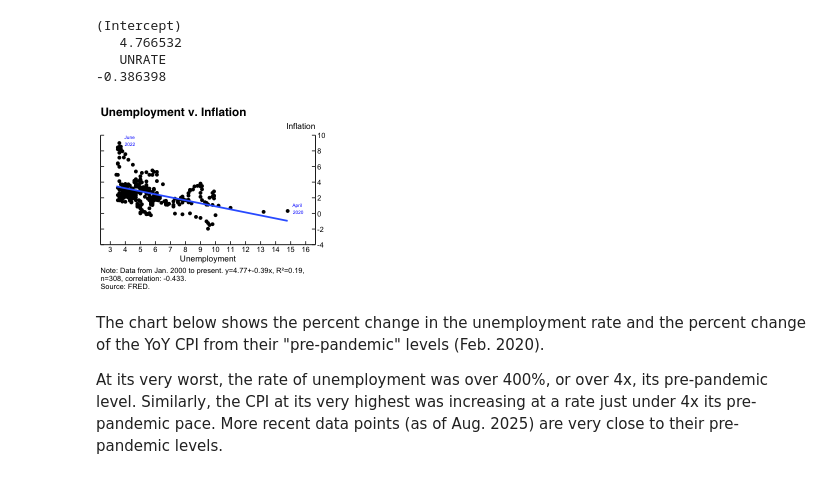
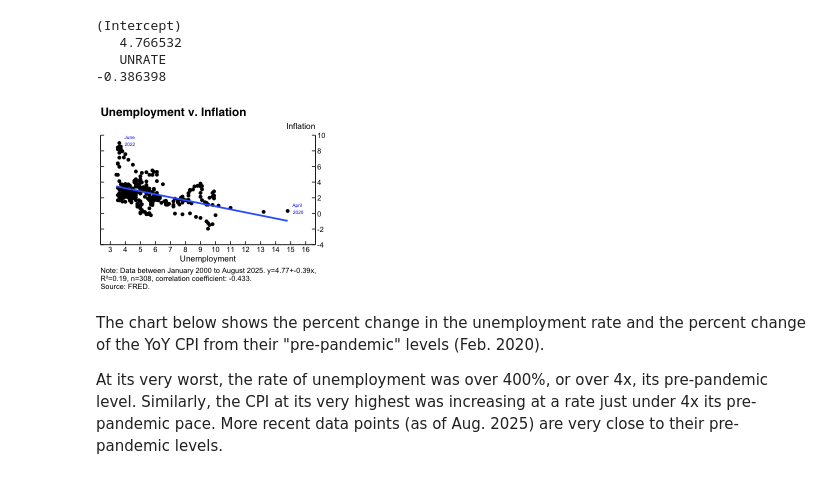
Before and after one commit to maha4028/economic-charting, a Jupyter notebook: generate_plots.ipynb, the cells around one changed output. Saved outputs shown, nothing was run; the diff lists cells and outputs as text; code cells hidden in the pictures.

```diff
--- a/generate_plots.ipynb
+++ b/generate_plots.ipynb
@@ -288,35 +288,38 @@ scale_x_continuous(
     breaks = seq(3, 16, by = 1),
     limits = c(3, 16)
 ) +
 scale_y_continuous(
     position = "right",
     sec.axis = dup_axis(labels = NULL),
     breaks = seq(-4, 10, by = 2),
     limits = c(-4, 10),
     expand = c(0, 0)
 ) +
 xlab("Unemployment") + ylab(NULL) +
 labs(
     title = "Unemployment v. Inflation",
     subtitle = "Inflation",
-    caption = paste0("Note: Data from January 2000 to present. y=", a, "+", b, "x, ", "R²=", round(summary(lm)$r.squared, 2), ",\nn=", nrow(df_full), ", correlation: ", corr, ".\nSource: FRED.")
+    caption = paste0(
+        "Note: Data between January 2000 to ", format(max(df_full$date), "%B %Y"),". y=", a, "+", b, "x,",
+        "\nR²=", round(summary(lm)$r.squared, 2), ", n=", nrow(df_full), ", correlation coefficient: ", corr, ".",
+        "\nSource: FRED.")
     ) +
 theme_classic() +
 theme(
     plot.title = element_text(family = "Helvetica", face = "bold", size = 14),
     plot.subtitle = element_text(hjust = 1, size = 10),
     axis.text = element_text(color = "black"),
     axis.ticks.length = unit(-0.15, "cm"),
     plot.caption = element_text(hjust = 0),
     legend.position = c(0.3, 0.9),
     axis.title.x = element_text(size=10)
 )
 
 phillps_curve
 
 ggsave("plots/plot_phillips_curve.png", plot = phillps_curve, width = 3.9, height = 3.2+(0.13*4), units = "in", dpi = 300)
 # %% [output]
-[figure, old version]
+[figure, new version]
 # %% [markdown]
 The chart below shows the percent change in the unemployment rate and the percent change of the YoY CPI from their "pre-pandemic" levels (Feb. 2020).
 
```
Also changed, not shown: parts of 2 cells of this notebook, 2 other files.
